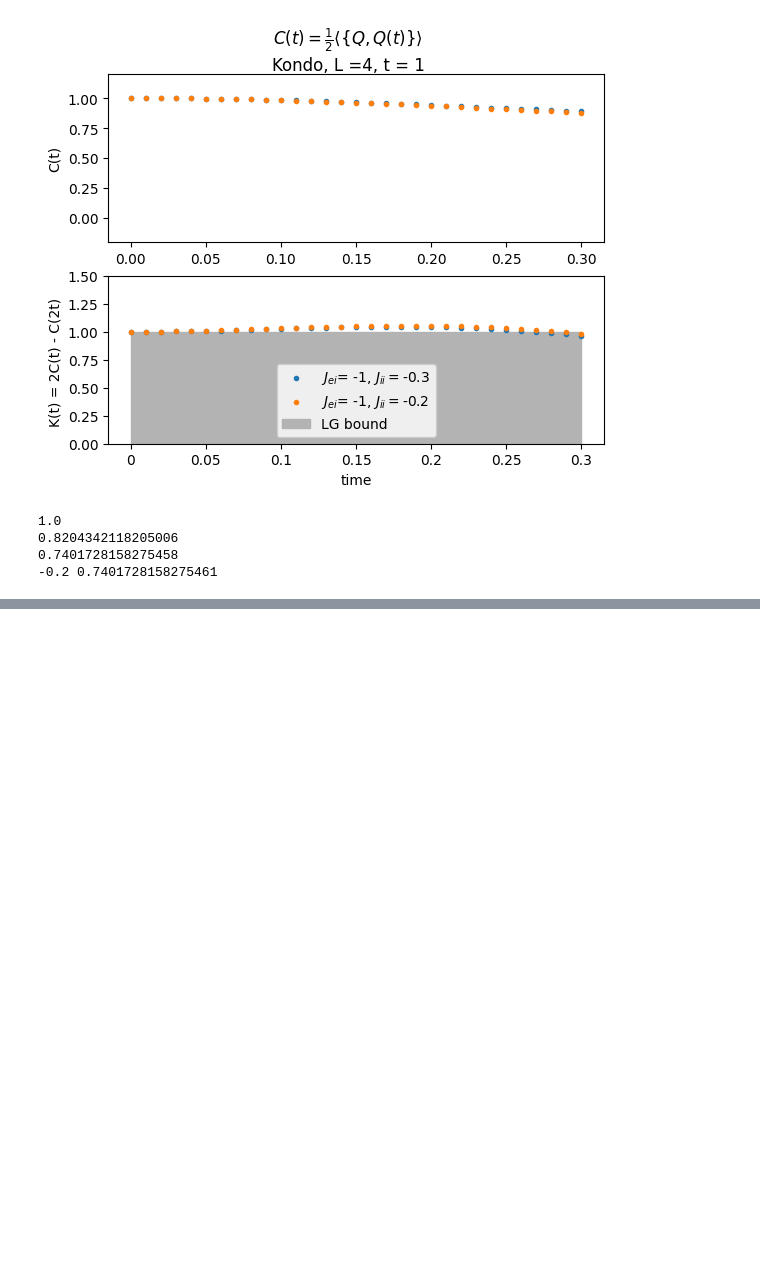
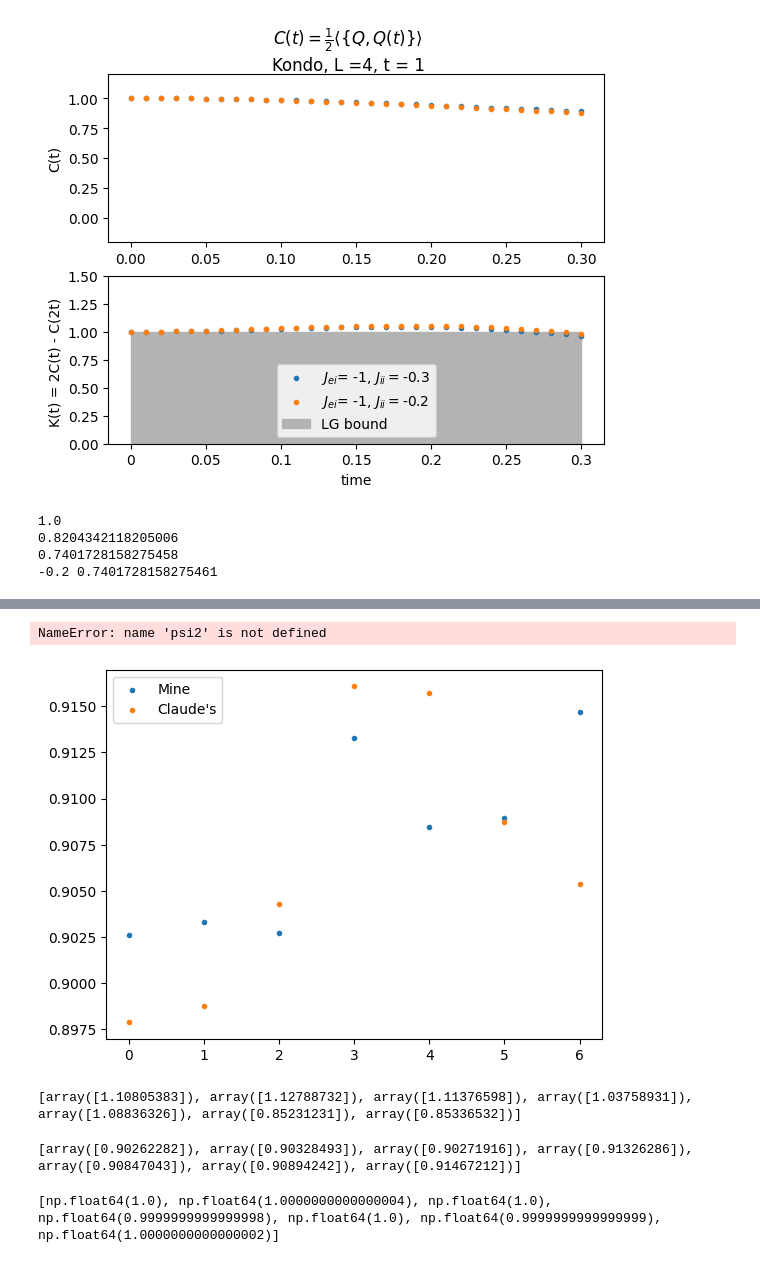
Before and after one commit to IanROsborne/Quantum_Metrology_Fisher_LG, a Jupyter notebook: TFIM/TFI_DMRG_TeNPy.ipynb, the cells around one changed output, grey strips where cells are left out. Saved outputs shown, nothing was run; the diff lists cells and outputs as text; code cells hidden in the pictures; blank space fills up the shorter version.

```diff
--- a/TFIM/TFI_DMRG_TeNPy.ipynb
+++ b/TFIM/TFI_DMRG_TeNPy.ipynb
@@ -422,0 +715,27 @@ for J_ei, J_ii in Jg_lst:
+# %%
+from tenpy.algorithms import tebd, dmrg
+from tenpy.networks.mps import MPS
+L = 16
+
+dmrg_params = extra_params
+
+params = dict(L=L, t=1.0, V= V, U= U, eps_d= mu, eps_c=0.0, cons_N = 'N', cons_Sz = 'Sz')
+M = AndersonImpurityModel_Claude(params)
+sites = M.lat.mps_sites()
+energy2_list = []
+dens_list2 = []
+Sz_list2 = []
+imp_list2 = []
+
+for cut in range(1, (L+1)//2):
+    psi = MPS.from_product_state(sites, label(L, cut, -1), bc='finite')
+
+    eng = dmrg.TwoSiteDMRGEngine( psi, M, dmrg_params )
+    energy2, psi2 = eng.run()
+    energy2_list += [energy2]
+    Sz_list2 +=[np.mean(psi2.expectation_value(['Sz']* (L//2+1) + ['Szcond Szimp'] + ['Sz'] * (L//2 -2)))]
+    dens_list2 +=[np.mean(psi2.expectation_value(['Ntot']* (L//2+1) + ['Ntotcond Ntotimp'] + ['Ntot'] * (L//2 -2)))]
+    imp_list2 += [psi2.expectation_value('Ntotimp',L//2 + 1)]
+
+    print('cut', cut)
+    print(psi2.expectation_value('Ntotimp', L//2+1))
@@ -422,0 +757,39 @@ for J_ei, J_ii in Jg_lst:
+# %%
+model = AndersonImpurityU0(
+        L=15,
+        t=2.,
+        V=0,
+        mu=0,
+        impurity_left=3,
+        periodic=False,
+    )
+
+print(model.ground_state_energy( 0) , psi1.expectation_value('Ntotl') ,psi1.expectation_value('Ntotr'),  psi2.expectation_value(['Ntot', 'Ntot', 'Ntot', 'Ntotcond Ntotimp', 'Ntot', 'Ntot']), np.mean(psi1.expectation_value('Ntotl')) + np.mean(psi1.expectation_value('Ntotr')))
+# %% [output]
+NameError: name 'psi2' is not defined
+# %%
+
+fig, ax = plt.subplots(1)
+
+ax.scatter(range(len(imp_list)), imp_list , marker = '.', label = "Mine", zorder = 3)
+ax.scatter(range(len(imp_list2)), imp_list2 , marker = '.', label = "Claude's", zorder = 3)
+
+
+
+plt.legend()
+
+plt.show()
+# %% [output]
+[figure, added]
+# %%
+print(imp_list)
+# %% [output]
+[array([1.10805383]), array([1.12788732]), array([1.11376598]), array([1.03758931]), array([1.08836326]), array([0.85231231]), array([0.85336532])]
+# %%
+print(imp_list)
+# %% [output]
+[array([0.90262282]), array([0.90328493]), array([0.90271916]), array([0.91326286]), array([0.90847043]), array([0.90894242]), array([0.91467212])]
+# %%
+print(dens_list)
+# %% [output]
+[np.float64(1.0), np.float64(1.0000000000000004), np.float64(1.0), np.float64(0.9999999999999998), np.float64(1.0), np.float64(0.9999999999999999), np.float64(1.0000000000000002)]
```
Also changed, not shown: parts of 14 cells of this notebook, 2 other files.
